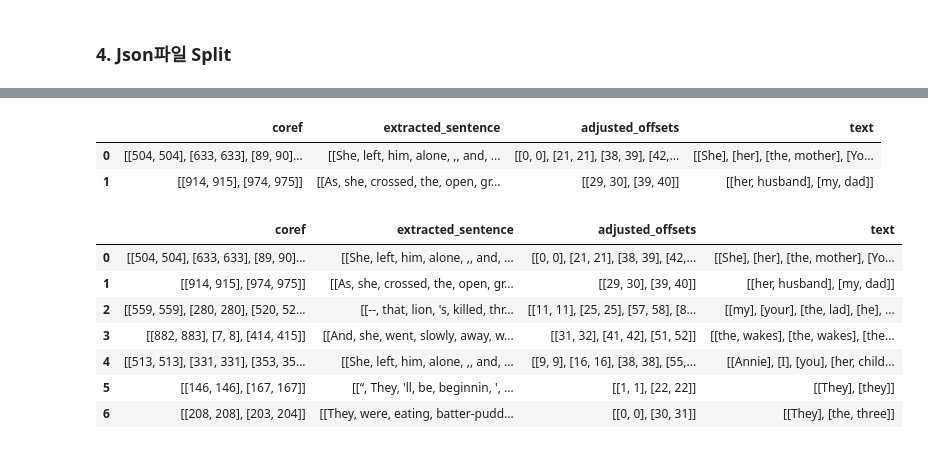
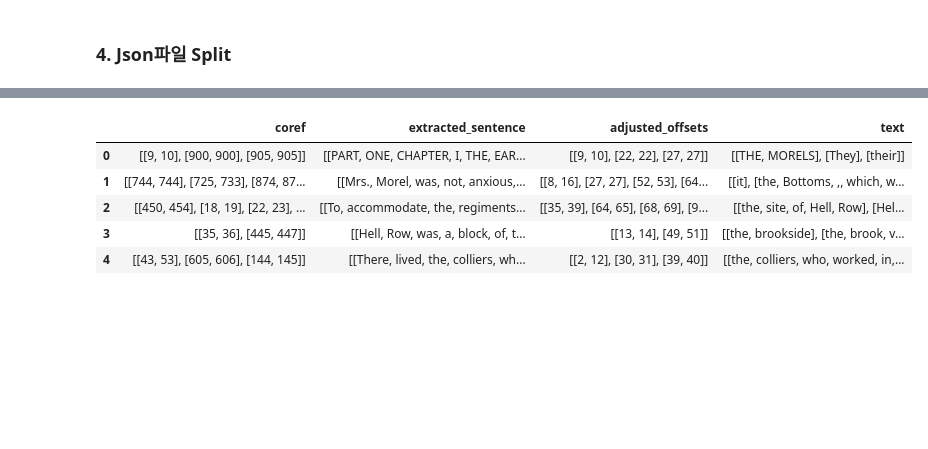
Before and after one commit to Gayeon6423/Improvement-of-the-Coreference-Resolution-model, a Jupyter notebook: post_process.ipynb, the cells around one changed output, grey strips where cells are left out. Cells and saved outputs as stored; diff of their text form; code cells hidden in the pictures; blank space fills up the shorter version.

```diff
--- a/post_process.ipynb
+++ b/post_process.ipynb
@@ -708,18 +784,13 @@ split_litbank_df_0[14:]
-# %%
-new_litbank_df_1[:2]
-# %% [output]
-|  | coref | extracted_sentence | adjusted_offsets | text |
-| 0 | [[504, 504], [633, 633], [89, 90]... | [[She, left, him, alone, ,, and, ... | [[0, 0], [21, 21], [38, 39], [42,... | [[She], [her], [the, mother], [Yo... |
-| 1 | [[914, 915], [974, 975]] | [[As, she, crossed, the, open, gr... | [[29, 30], [39, 40]] | [[her, husband], [my, dad]] |
-# %%
-new_litbank_df_1 = new_litbank_dfs[1]
-new_litbank_df_1
-# %% [output]
-|  | coref | extracted_sentence | adjusted_offsets | text |
-| 0 | [[504, 504], [633, 633], [89, 90]... | [[She, left, him, alone, ,, and, ... | [[0, 0], [21, 21], [38, 39], [42,... | [[She], [her], [the, mother], [Yo... |
-| 1 | [[914, 915], [974, 975]] | [[As, she, crossed, the, open, gr... | [[29, 30], [39, 40]] | [[her, husband], [my, dad]] |
-| 2 | [[559, 559], [280, 280], [520, 52... | [[--, that, lion, 's, killed, thr... | [[11, 11], [25, 25], [57, 58], [8... | [[my], [your], [the, lad], [he], ... |
-| 3 | [[882, 883], [7, 8], [414, 415]] | [[And, she, went, slowly, away, w... | [[31, 32], [41, 42], [51, 52]] | [[the, wakes], [the, wakes], [the... |
-| 4 | [[513, 513], [331, 331], [353, 35... | [[She, left, him, alone, ,, and, ... | [[9, 9], [16, 16], [38, 38], [55,... | [[Annie], [I], [you], [her, child... |
-| 5 | [[146, 146], [167, 167]] | [[“, They, 'll, be, beginnin, ', ... | [[1, 1], [22, 22]] | [[They], [they]] |
-| 6 | [[208, 208], [203, 204]] | [[They, were, eating, batter-pudd... | [[0, 0], [30, 31]] | [[They], [the, three]] |
+# %%
+# 새로운 split litbank 데이터
+new_split_litbank_json = pd.DataFrame(new_split_litbank_jsons)[['doc_key', 'sentences', 'clusters']]
+new_split_litbank_dfs = checking(new_split_litbank_json)
+new_split_litbank_df_0 = new_split_litbank_dfs[0]
+new_split_litbank_df_0.head(5)
+# %% [output]
+|  | coref | extracted_sentence | adjusted_offsets | text |
+| 0 | [[9, 10], [900, 900], [905, 905]] | [[PART, ONE, CHAPTER, I, THE, EAR... | [[9, 10], [22, 22], [27, 27]] | [[THE, MORELS], [They], [their]] |
+| 1 | [[744, 744], [725, 733], [874, 87... | [[Mrs., Morel, was, not, anxious,... | [[8, 16], [27, 27], [52, 53], [64... | [[it], [the, Bottoms, ,, which, w... |
+| 2 | [[450, 454], [18, 19], [22, 23], ... | [[To, accommodate, the, regiments... | [[35, 39], [64, 65], [68, 69], [9... | [[the, site, of, Hell, Row], [Hel... |
+| 3 | [[35, 36], [445, 447]] | [[Hell, Row, was, a, block, of, t... | [[13, 14], [49, 51]] | [[the, brookside], [the, brook, v... |
+| 4 | [[43, 53], [605, 606], [144, 145]] | [[There, lived, the, colliers, wh... | [[2, 12], [30, 31], [39, 40]] | [[the, colliers, who, worked, in,... |
```
Also changed, not shown: parts of 28 cells of this notebook.
